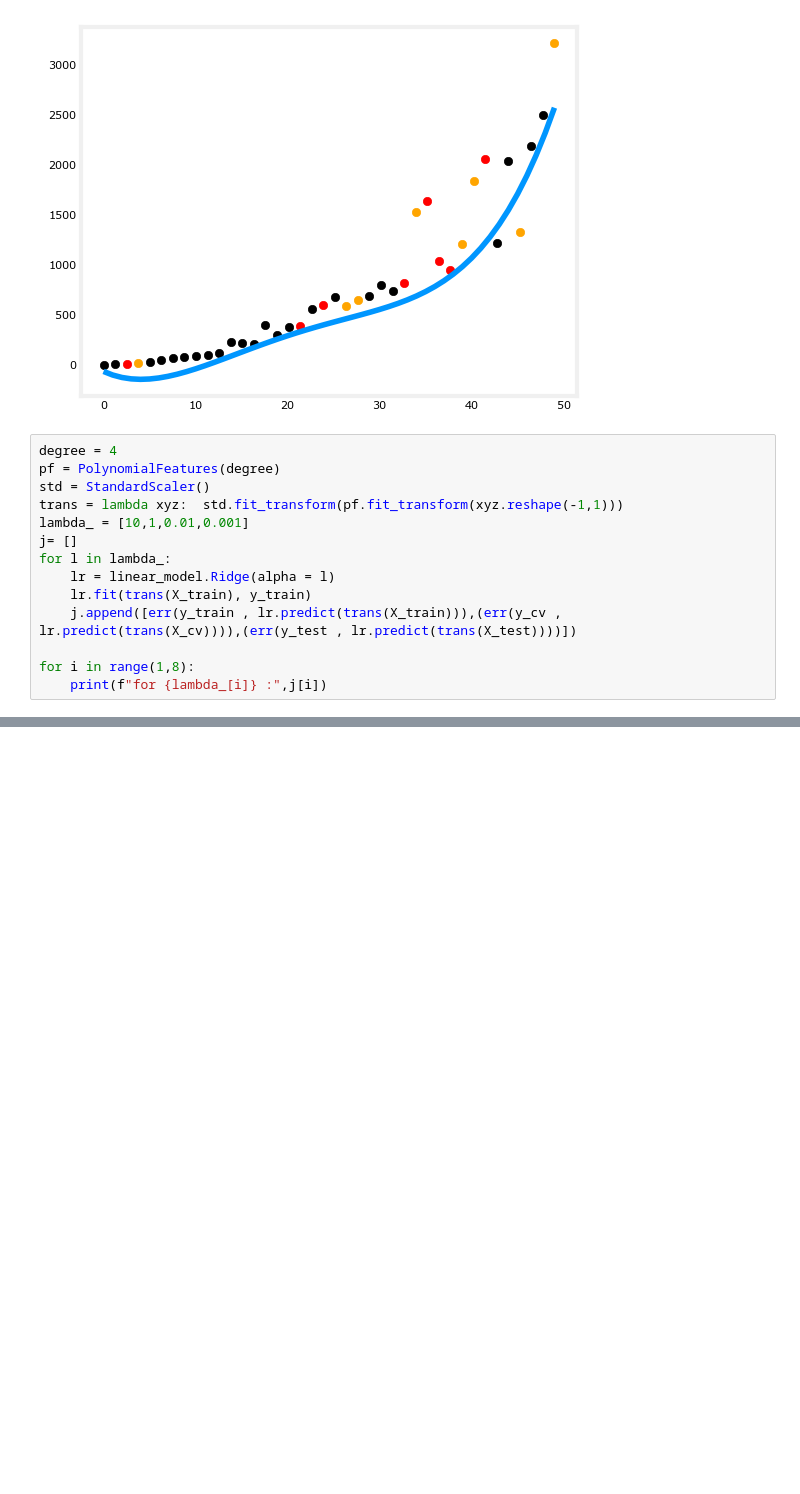
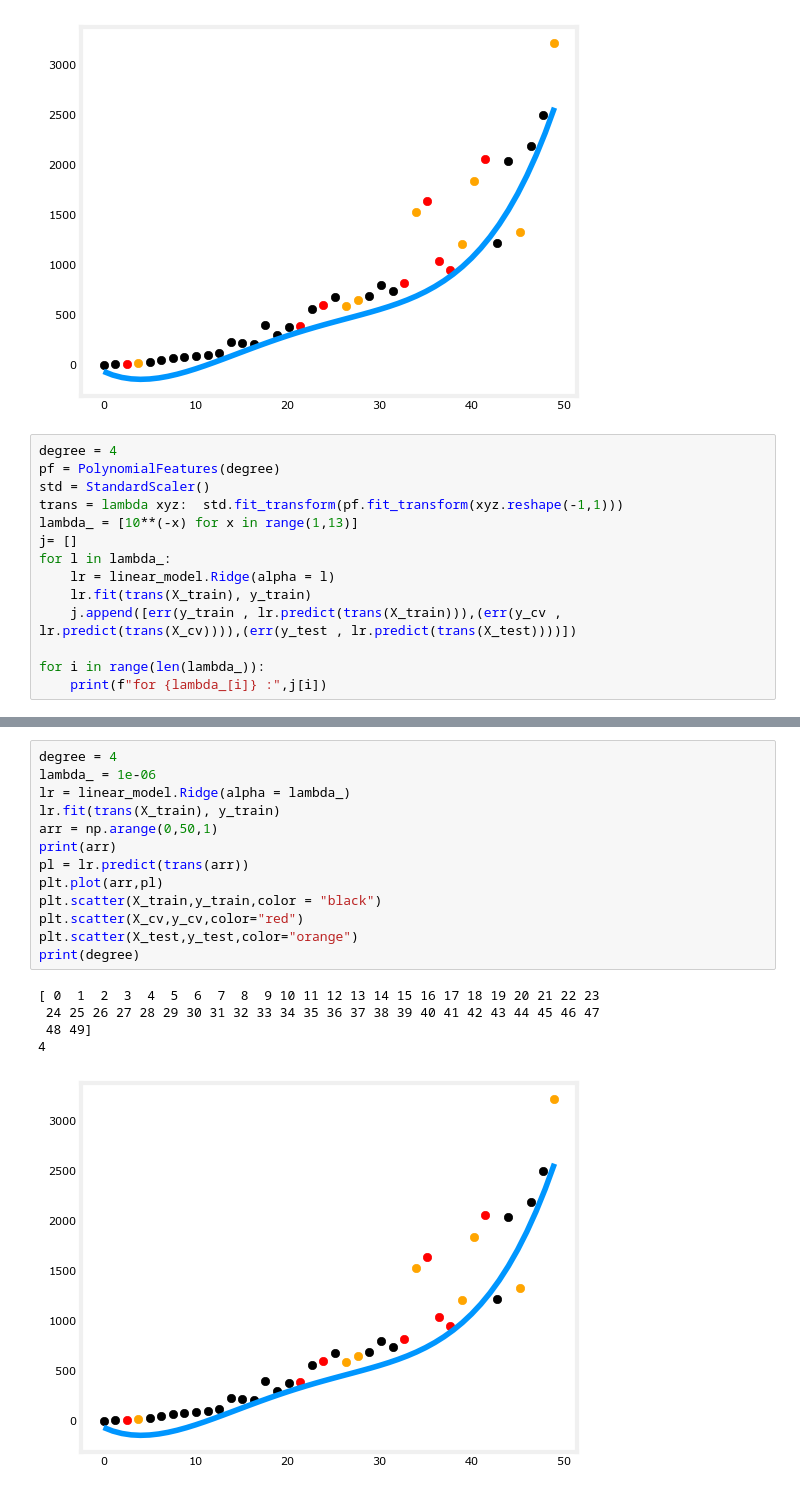
Before and after one commit to rachancheet/ml, a Jupyter notebook: neural_network/practise.ipynb, the cells around one changed output, grey strips where cells are left out. Cells and saved outputs as stored; diff of their text form; blank space fills up the shorter version.

```diff
--- a/neural_network/practise.ipynb
+++ b/neural_network/practise.ipynb
@@ -178,13 +178,13 @@ degree = 4
 pf = PolynomialFeatures(degree)
 std = StandardScaler()
 trans = lambda xyz:  std.fit_transform(pf.fit_transform(xyz.reshape(-1,1)))
-lambda_ = [10,1,0.01,0.001]
+lambda_ = [10**(-x) for x in range(1,13)]
 j= []
 for l in lambda_:
     lr = linear_model.Ridge(alpha = l)
     lr.fit(trans(X_train), y_train)
     j.append([err(y_train , lr.predict(trans(X_train))),(err(y_cv , lr.predict(trans(X_cv)))),(err(y_test , lr.predict(trans(X_test))))])
 
-for i in range(1,8):
+for i in range(len(lambda_)):
     print(f"for {lambda_[i]} :",j[i])
 # %% [output]
@@ -194,0 +203,19 @@ IndexError: list index out of range
+# %%
+degree = 4
+lambda_ = 1e-06
+lr = linear_model.Ridge(alpha = lambda_)
+lr.fit(trans(X_train), y_train)
+arr = np.arange(0,50,1)
+print(arr)
+pl = lr.predict(trans(arr))
+plt.plot(arr,pl)
+plt.scatter(X_train,y_train,color = "black")
+plt.scatter(X_cv,y_cv,color="red")
+plt.scatter(X_test,y_test,color="orange")
+print(degree)
+# %% [output]
+[ 0  1  2  3  4  5  6  7  8  9 10 11 12 13 14 15 16 17 18 19 20 21 22 23
+ 24 25 26 27 28 29 30 31 32 33 34 35 36 37 38 39 40 41 42 43 44 45 46 47
+ 48 49]
+4
+[figure, added]
```
Also changed, not shown: parts of 1 cell of this notebook.
